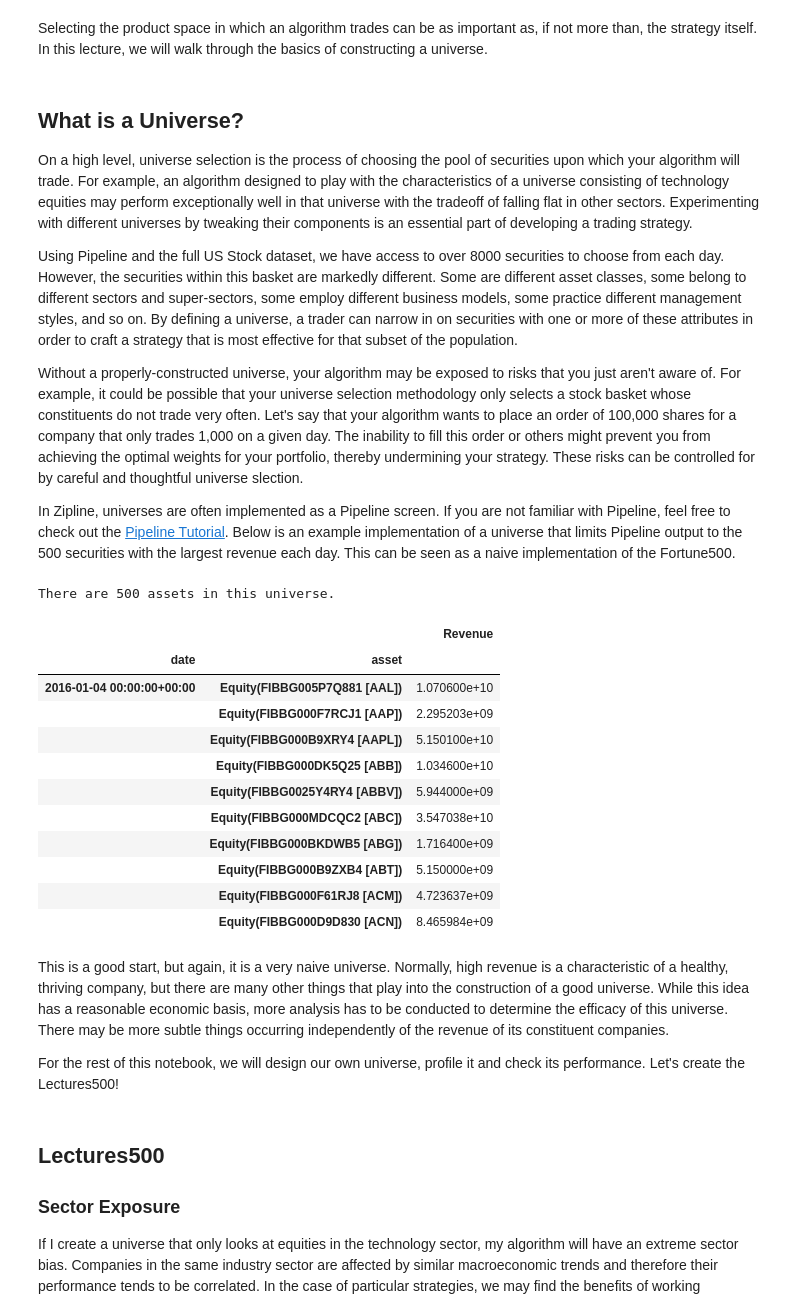
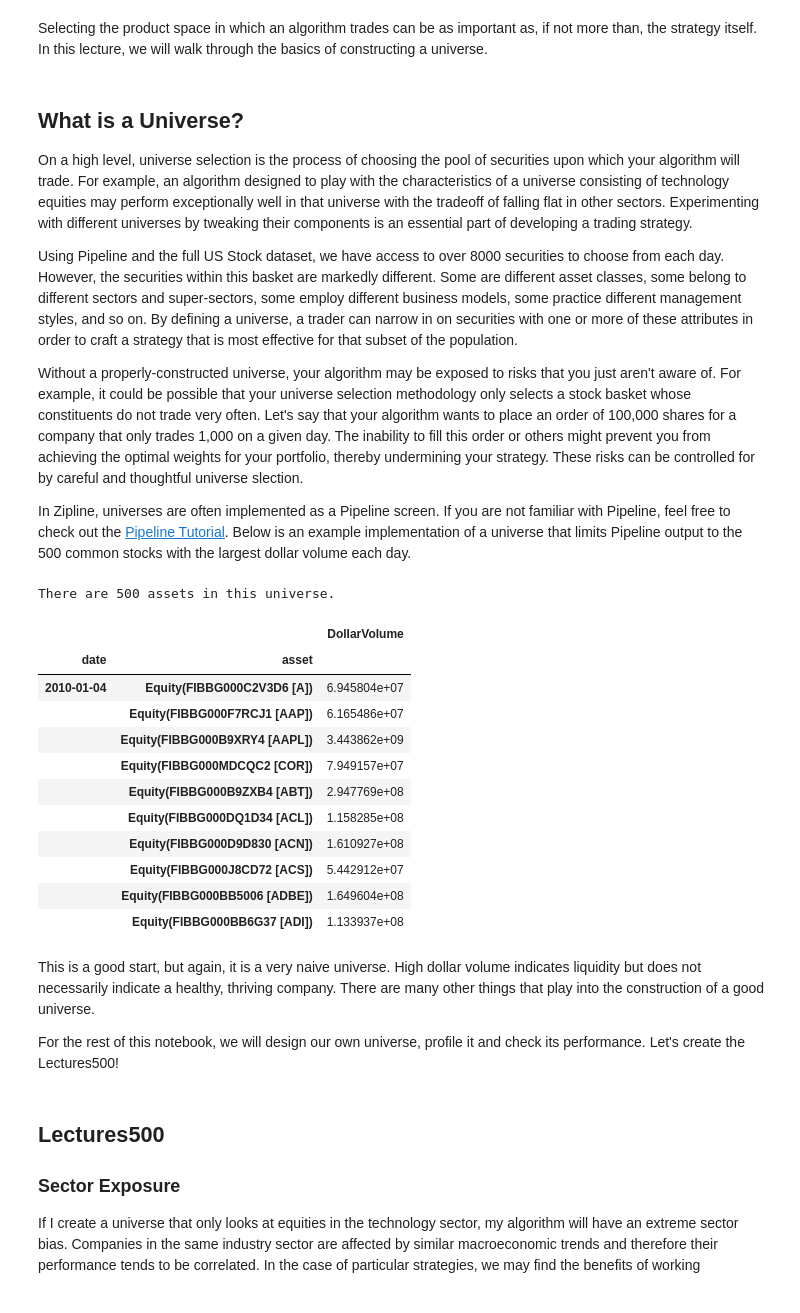
Before and after one commit to quantrocket-codeload/quant-finance-lectures, a Jupyter notebook: quant_finance_lectures/Lecture29-Universe-Selection.ipynb, the cells around one changed output. Saved outputs shown, nothing was run; the diff lists cells and outputs as text; code cells hidden in the pictures.

```diff
--- a/quant_finance_lectures/Lecture29-Universe-Selection.ipynb
+++ b/quant_finance_lectures/Lecture29-Universe-Selection.ipynb
@@ -26,5 +26,5 @@ Using Pipeline and the full US Stock dataset, we have access to over 8000 securi
 
 Without a properly-constructed universe, your algorithm may be exposed to risks that you just aren't aware of. For example, it could be possible that your universe selection methodology only selects a stock basket whose constituents do not trade very often. Let's say that your algorithm wants to place an order of 100,000 shares for a company that only trades 1,000 on a given day. The inability to fill this order or others might prevent you from achieving the optimal weights for your portfolio, thereby undermining your strategy. These risks can be controlled for by careful and thoughtful universe slection.
 
-In Zipline, universes are often implemented as a Pipeline screen. If you are not familiar with Pipeline, feel free to check out the [Pipeline Tutorial](https://www.quantrocket.com/code/?filter=zipline). Below is an example implementation of a universe that limits Pipeline output to the 500 securities with the largest revenue each day. This can be seen as a naive implementation of the Fortune500.
+In Zipline, universes are often implemented as a Pipeline screen. If you are not familiar with Pipeline, feel free to check out the [Pipeline Tutorial](https://www.quantrocket.com/code/?repo=pipeline-tutorial). Below is an example implementation of a universe that limits Pipeline output to the 500 common stocks with the largest dollar volume each day.
 # %%
@@ -35,33 +34,36 @@ from zipline.pipeline import Pipeline, master, sharadar
 from zipline.research import run_pipeline
 # %%
-revenue = sharadar.Fundamentals.slice(dimension='ARQ', period_offset=0).REVENUE.latest
+dollar_volume = AverageDollarVolume(window_length=30)
+
+common_stocks = master.SecuritiesMaster.usstock_SecurityType2.latest.eq("Common Stock")
 
 pipe = Pipeline(
     columns={
-        'Revenue': revenue
+        'DollarVolume': dollar_volume
     },
-    screen=revenue.top(500)
+    screen=dollar_volume.top(500),
+    initial_universe=common_stocks
 )
-res = run_pipeline(pipe, start_date='2016-01-04', end_date='2016-01-04', bundle='usstock-1d-bundle')
+res = run_pipeline(pipe, start_date='2010-01-04', end_date='2010-01-04', bundle='usstock-learn-1d')
 print("There are %d assets in this universe." % len(res))
 
 res.head(10) # print 10 constituents
 # %% [output]
 There are 500 assets in this universe.
-|  |  | Revenue |
+|  |  | DollarVolume |
 | date | asset |  |
-| 2016-01-04 00:00:00+00:00 | Equity(FIBBG005P7Q881 [AAL]) | 1.070600e+10 |
-|  | Equity(FIBBG000F7RCJ1 [AAP]) | 2.295203e+09 |
-|  | Equity(FIBBG000B9XRY4 [AAPL]) | 5.150100e+10 |
-|  | Equity(FIBBG000DK5Q25 [ABB]) | 1.034600e+10 |
-|  | Equity(FIBBG0025Y4RY4 [ABBV]) | 5.944000e+09 |
-|  | Equity(FIBBG000MDCQC2 [ABC]) | 3.547038e+10 |
-|  | Equity(FIBBG000BKDWB5 [ABG]) | 1.716400e+09 |
-|  | Equity(FIBBG000B9ZXB4 [ABT]) | 5.150000e+09 |
-|  | Equity(FIBBG000F61RJ8 [ACM]) | 4.723637e+09 |
-|  | Equity(FIBBG000D9D830 [ACN]) | 8.465984e+09 |
+| 2010-01-04 | Equity(FIBBG000C2V3D6 [A]) | 6.945804e+07 |
+|  | Equity(FIBBG000F7RCJ1 [AAP]) | 6.165486e+07 |
+|  | Equity(FIBBG000B9XRY4 [AAPL]) | 3.443862e+09 |
+|  | Equity(FIBBG000MDCQC2 [COR]) | 7.949157e+07 |
+|  | Equity(FIBBG000B9ZXB4 [ABT]) | 2.947769e+08 |
+|  | Equity(FIBBG000DQ1D34 [ACL]) | 1.158285e+08 |
+|  | Equity(FIBBG000D9D830 [ACN]) | 1.610927e+08 |
+|  | Equity(FIBBG000J8CD72 [ACS]) | 5.442912e+07 |
+|  | Equity(FIBBG000BB5006 [ADBE]) | 1.649604e+08 |
+|  | Equity(FIBBG000BB6G37 [ADI]) | 1.133937e+08 |
 # %% [markdown]
-This is a good start, but again, it is a very naive universe. Normally, high revenue is a characteristic of a healthy, thriving company, but there are many other things that play into the construction of a good universe. While this idea has a reasonable economic basis, more analysis has to be conducted to determine the efficacy of this universe. There may be more subtle things occurring independently of the revenue of its constituent companies.
+This is a good start, but again, it is a very naive universe. High dollar volume indicates liquidity but does not necessarily indicate a healthy, thriving company. There are many other things that play into the construction of a good universe.
 
 For the rest of this notebook, we will design our own universe, profile it and check its performance. Let's create the Lectures500!
 # %% [markdown]
```
Also changed, not shown: parts of 7 cells of this notebook, 49 other files.
